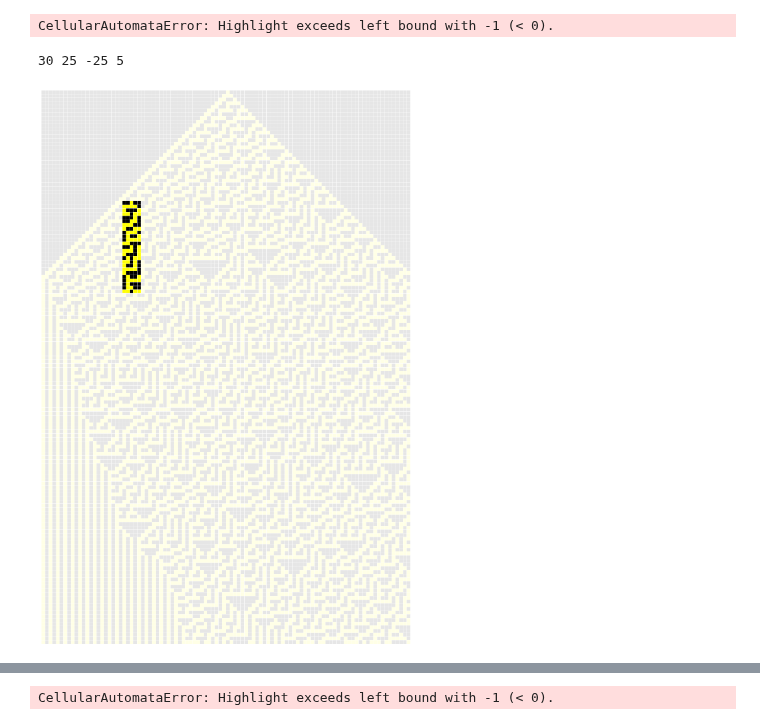
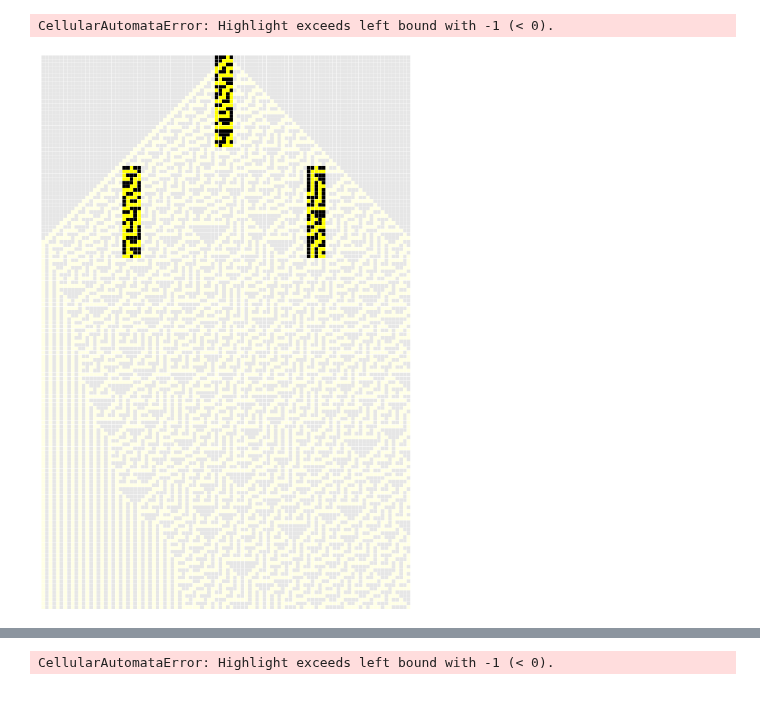
Before and after one commit to orome/automata-py, a Jupyter notebook: demo.ipynb, the cells around one changed output, grey strips where cells are left out. Cells and saved outputs as stored; diff of their text form; code cells hidden in the pictures.

```diff
--- a/demo.ipynb
+++ b/demo.ipynb
@@ -41,10 +43,14 @@ CellularAutomata(30, [-5], frame_steps=12, frame_width=15, boundary_condition='p
 # %% [output]
 CellularAutomataError: Highlight exceeds left bound with -1 (< 0).
 # %%
-CellularAutomata(30, [0], frame_steps=150, frame_width=100).display(fig_width=12,
-                                                                    highlight_width=5, highlight_steps=25, highlight_start_step=30, highlight_offset=-25,
-                                                                    grid_color='white', grid_width=0.5, cell_colors=['black', 'yellow'],highlight_mask=0.1)
+# REV - correct position? Not symmetric with even frame width <<<
+CellularAutomata(30, [0], frame_steps=150, frame_width=100).display(
+    fig_width=12,
+    # highlight_width=5, highlight_steps=25, highlight_start_step=30, highlight_offset=-25,
+    highlights=[HighlightBounds(width=5, steps=25, start_step=30, offset=-25),
+                HighlightBounds(width=5, steps=25, start_step=30, offset=25),
+               HighlightBounds(width=5, steps=25)],
+    grid_color='white', grid_width=0.5, cell_colors=['black', 'yellow'],highlight_mask=0.1)
 # %% [output]
-30 25 -25 5
-[figure, old version]
+[figure, new version]
 # %%
```
Also changed, not shown: parts of 13 cells of this notebook, 1 other file.
